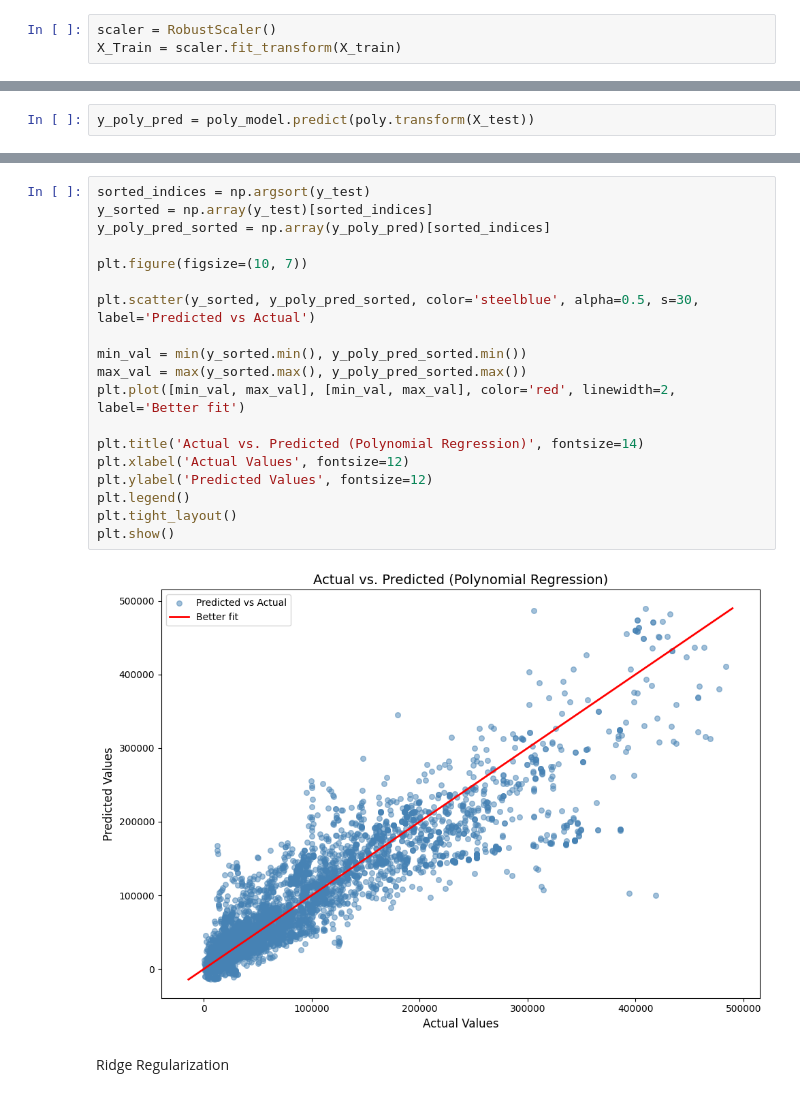
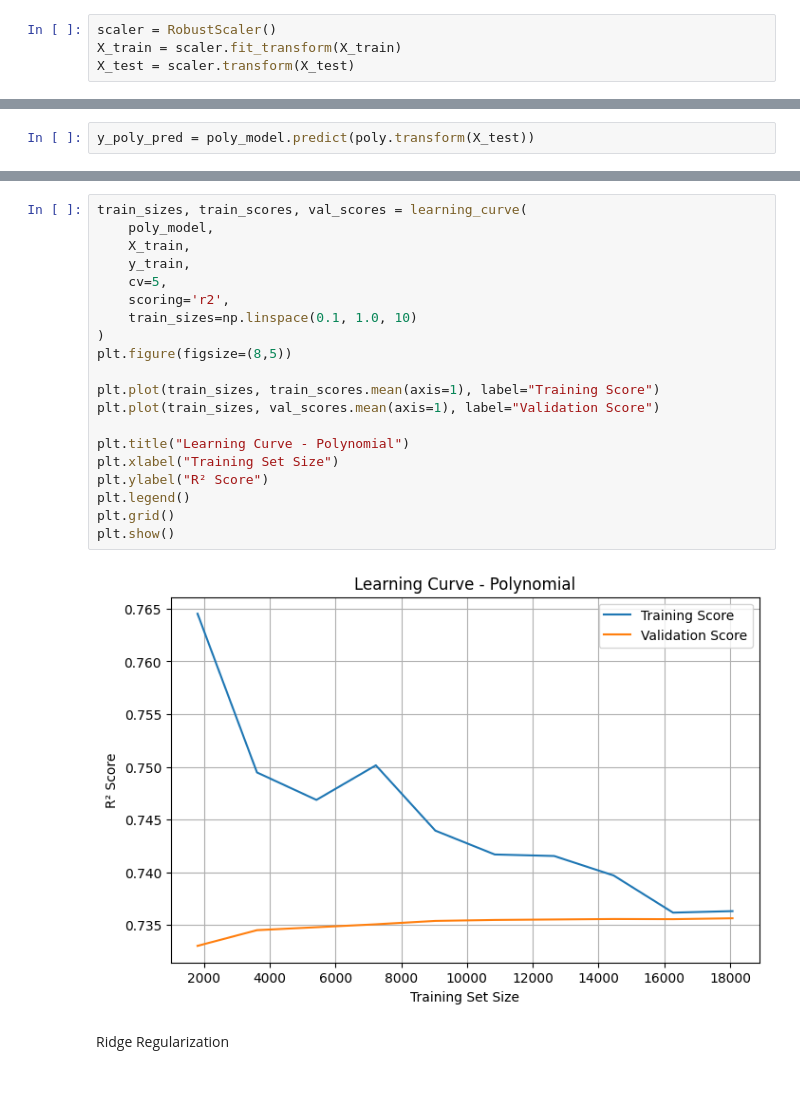
Before and after one commit to victorouma1/Machine-Learning-Capstone, a Jupyter notebook: main_2.ipynb, the cells around one changed output, grey strips where cells are left out. Saved outputs shown, nothing was run; the diff lists cells and outputs as text.

```diff
--- a/main_2.ipynb
+++ b/main_2.ipynb
@@ -216,7 +224,8 @@ y = data['hg/ha_yield']
 X_train, X_test, y_train, y_test = train_test_split(X,y,test_size = 0.2, random_state = 42)
 # %%
 scaler = RobustScaler()
-X_Train = scaler.fit_transform(X_train)
+X_train = scaler.fit_transform(X_train)
+X_test = scaler.transform(X_test)
 # %% [markdown]
 Linear Regression
 # %%
@@ -334,24 +332,25 @@ Text(0.5, 1.0, 'Residual Plot')
-# %%
-sorted_indices = np.argsort(y_test)
-y_sorted = np.array(y_test)[sorted_indices]
-y_poly_pred_sorted = np.array(y_poly_pred)[sorted_indices]
-
-plt.figure(figsize=(10, 7))
-
-plt.scatter(y_sorted, y_poly_pred_sorted, color='steelblue', alpha=0.5, s=30, label='Predicted vs Actual')
-
-min_val = min(y_sorted.min(), y_poly_pred_sorted.min())
-max_val = max(y_sorted.max(), y_poly_pred_sorted.max())
-plt.plot([min_val, max_val], [min_val, max_val], color='red', linewidth=2, label='Better fit')
-
-plt.title('Actual vs. Predicted (Polynomial Regression)', fontsize=14)
-plt.xlabel('Actual Values', fontsize=12)
-plt.ylabel('Predicted Values', fontsize=12)
-plt.legend()
-plt.tight_layout()
-plt.show()
-# %% [output]
-[figure, removed]
+# %%
+train_sizes, train_scores, val_scores = learning_curve(
+    poly_model,
+    X_train,
+    y_train,
+    cv=5,
+    scoring='r2',
+    train_sizes=np.linspace(0.1, 1.0, 10)
+)
+plt.figure(figsize=(8,5))
+
+plt.plot(train_sizes, train_scores.mean(axis=1), label="Training Score")
+plt.plot(train_sizes, val_scores.mean(axis=1), label="Validation Score")
+
+plt.title("Learning Curve - Polynomial")
+plt.xlabel("Training Set Size")
+plt.ylabel("R² Score")
+plt.legend()
+plt.grid()
+plt.show()
+# %% [output]
+[figure, added]
 # %% [markdown]
 Ridge Regularization
 # %%
```
Also changed, not shown: parts of 18 cells of this notebook, 1 other file.
